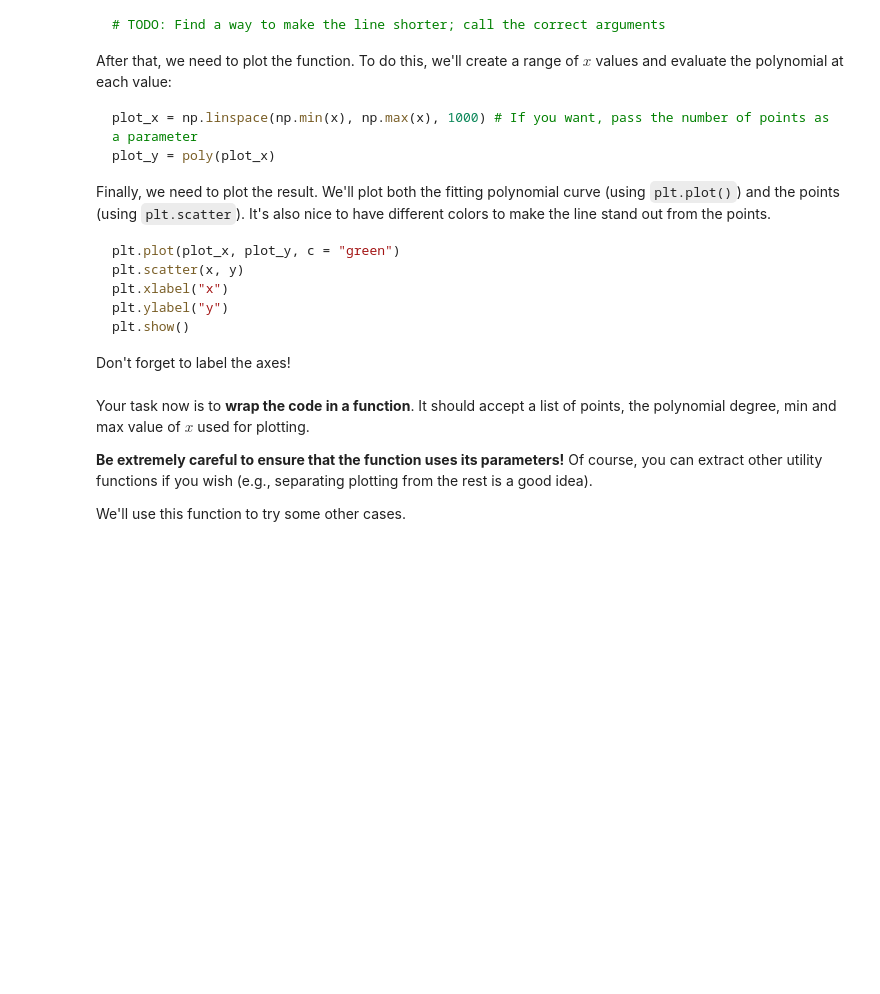
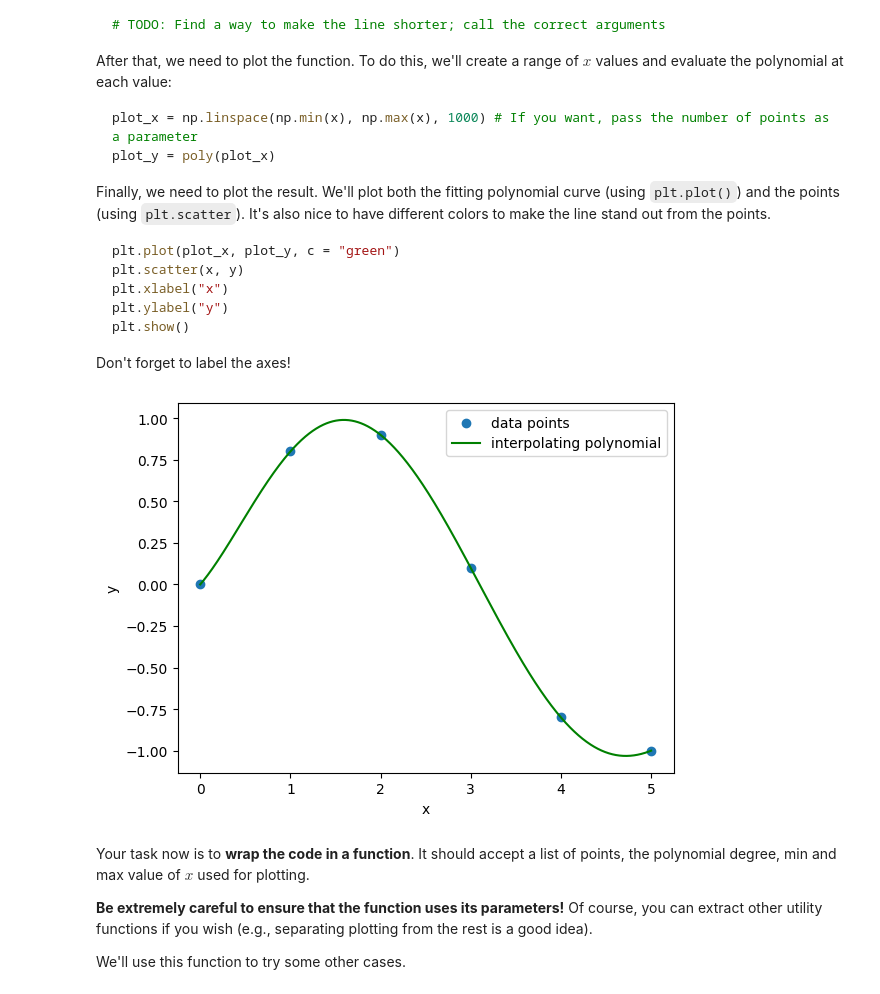
Before and after one commit to VladoDev03/math-concepts-for-developers-softuni, a Jupyter notebook: 02-basic-algebra/Basic Algebra Exercise.ipynb, the cells around one changed output. Drawn from its saved outputs; the diff is of its cells as text; code cells hidden in the pictures; blank space fills up the shorter version.

```diff
--- a/02-basic-algebra/Basic Algebra Exercise.ipynb
+++ b/02-basic-algebra/Basic Algebra Exercise.ipynb
@@ -58,3 +60,23 @@ Don't forget to label the axes!
+# %%
+points = np.array([(0, 0), (1, 0.8), (2, 0.9), (3, 0.1), (4, -0.8), (5, -1.0)])
+x, y = points[:, 0], points[:, 1]
+
+poly = Polynomial.fit(x, y, deg = len(points) - 1)
+# %%
+plot_x = np.linspace(0, 5, 1000)
+plot_y = poly(plot_x)
+# %%
+plt.scatter(x, y, label = "data points")
+plt.plot(plot_x, plot_y, c = "g", label = "interpolating polynomial")
+
+plt.xlabel("x")
+plt.ylabel("y")
+
+plt.legend()
+
+plt.show()
+# %% [output]
+[figure, added]
 # %% [markdown]
 Your task now is to **wrap the code in a function**. It should accept a list of points, the polynomial degree, min and max value of $x$ used for plotting.
 
```
Also changed, not shown: parts of 21 cells of this notebook, 4 other files.
